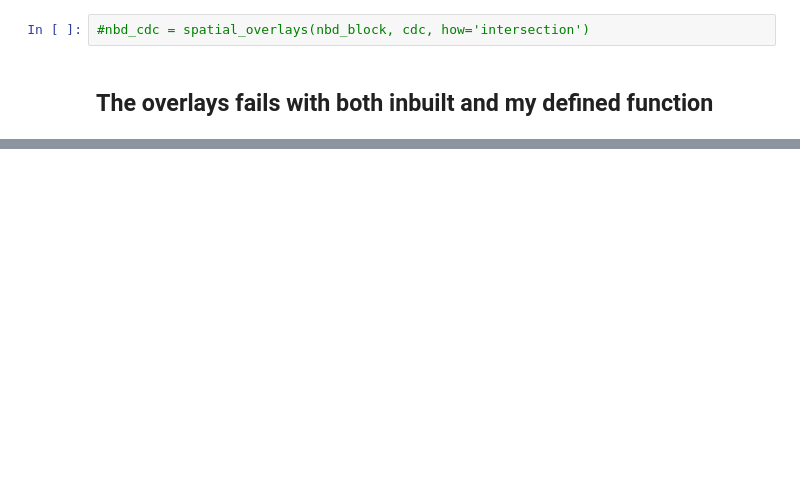
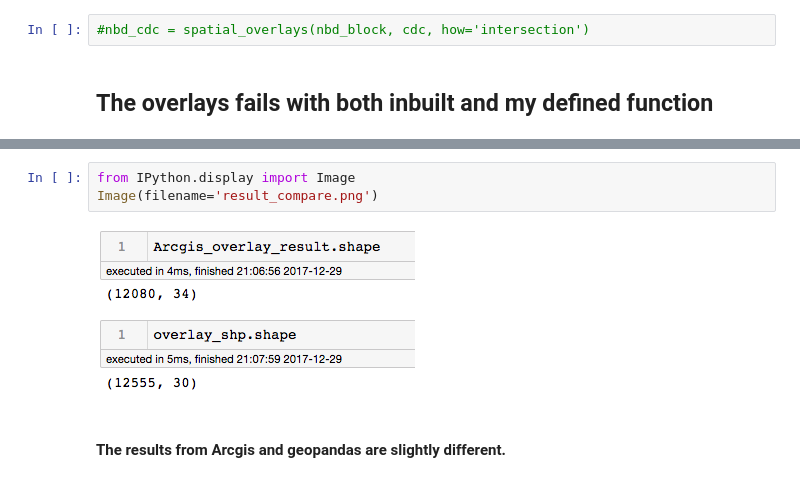
Before and after one commit to gauravcusp/ARGO_Labs, a Jupyter notebook: Week2.ipynb, the cells around one changed output, grey strips where cells are left out. Cells and saved outputs as stored; diff of their text form; blank space fills up the shorter version.

```diff
--- a/Week2.ipynb
+++ b/Week2.ipynb
@@ -297,0 +454,7 @@ cdc.head()
+# %%
+from IPython.display import Image
+Image(filename='result_compare.png')
+# %% [output]
+[figure, added]
+# %% [markdown]
+#### The results from Arcgis and geopandas are slightly different.
```
Also changed, not shown: parts of 14 cells of this notebook.
